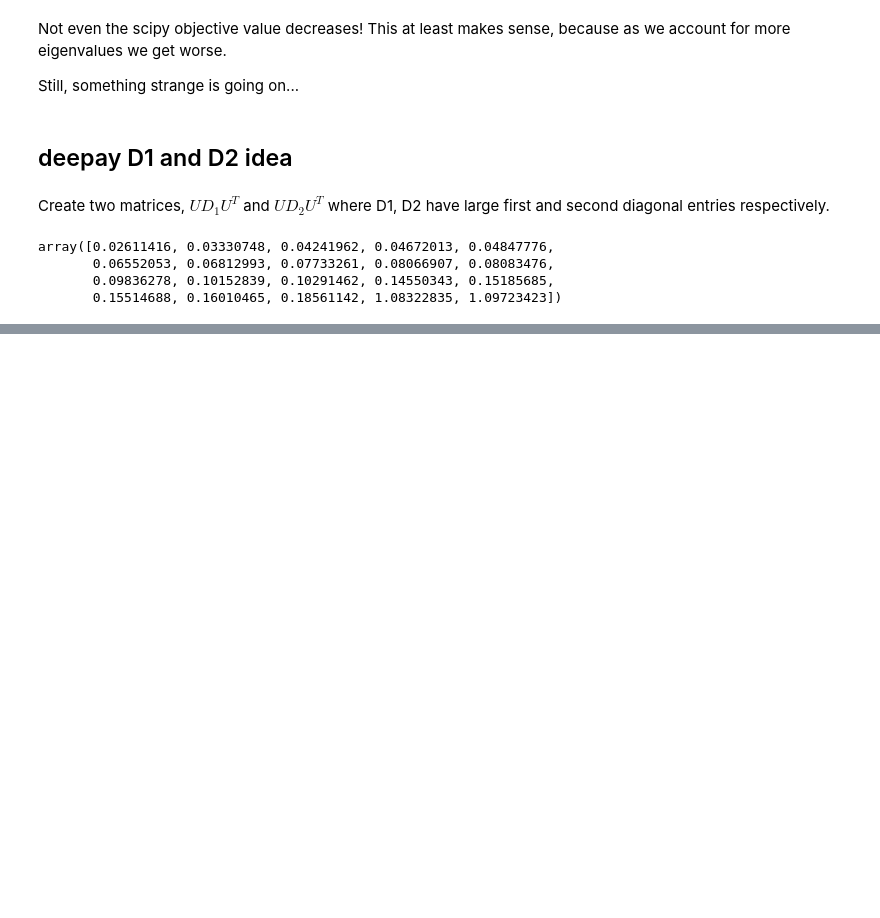
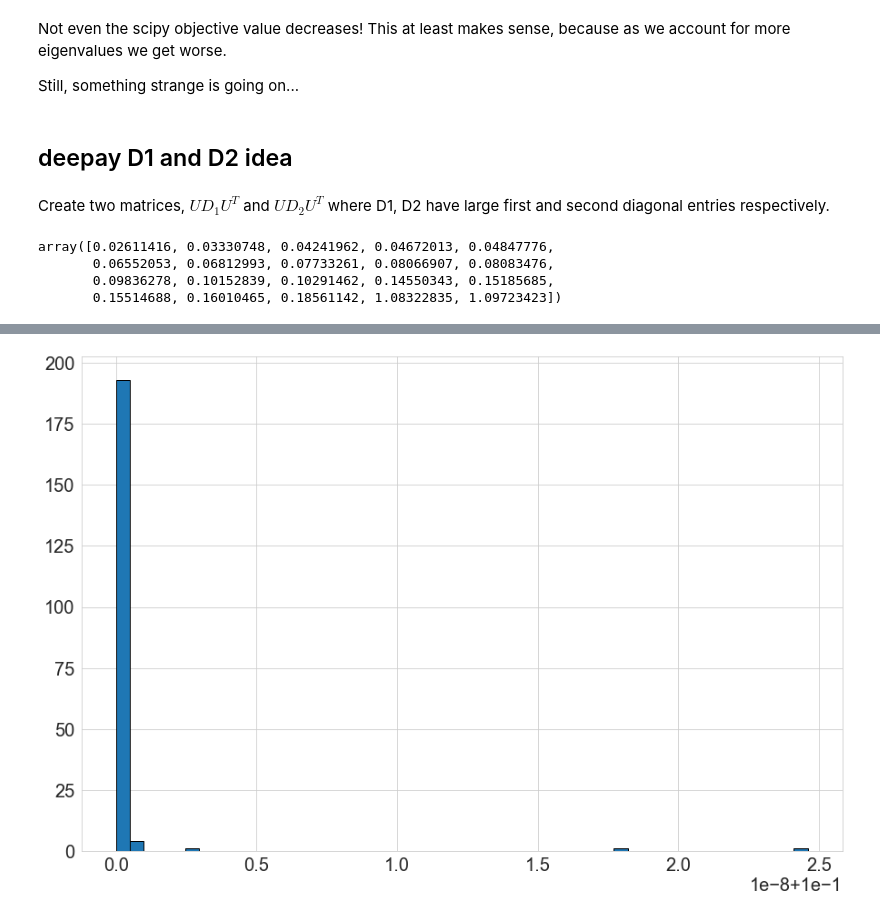
Before and after one commit to akhiljalan/cellag-misc, a Jupyter notebook: media-4-eigenmatching-synthetic-data.ipynb, the cells around one changed output, grey strips where cells are left out. Cells and saved outputs as stored; diff of their text form; code cells hidden in the pictures; blank space fills up the shorter version.

```diff
--- a/media-4-eigenmatching-synthetic-data.ipynb
+++ b/media-4-eigenmatching-synthetic-data.ipynb
@@ -714,0 +869,4 @@ sample_mats = sample_mats_1 + sample_mats_2
+# %%
+plt.hist([np.mean(eta) for eta in result_etas], bins=50, ec='black', label='mean of $\eta_i$');
+# %% [output]
+[figure, added]
```
Also changed, not shown: parts of 83 cells of this notebook, 5 other files.
